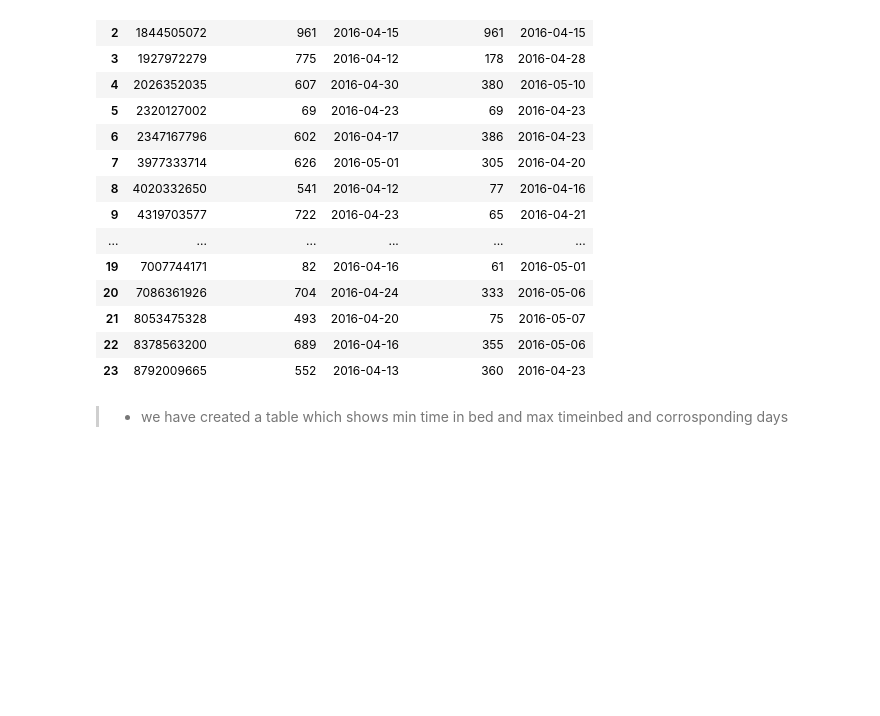
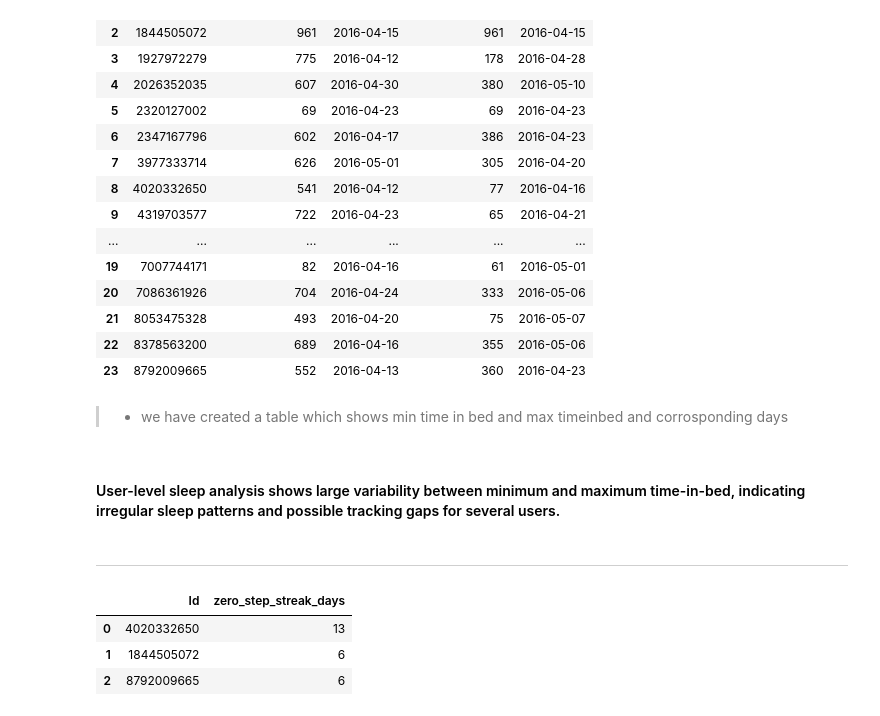
Before and after one commit to bollavamshidarreddy/fitbit-lifestyle-segmentation, a Jupyter notebook: notebooks/sql_analysis.ipynb, the cells around one changed output. Saved outputs shown, nothing was run; the diff lists cells and outputs as text; code cells hidden in the pictures; blank space fills up the shorter version.

```diff
--- a/notebooks/sql_analysis.ipynb
+++ b/notebooks/sql_analysis.ipynb
@@ -393,3 +393,43 @@ df
 | 23 | 8792009665 | 552 | 2016-04-13 | 360 | 2016-04-23 |
 # %% [markdown]
 >* we have created a table which shows min time in bed and max timeinbed and corrosponding days
+# %% [markdown]
+#### User-level sleep analysis shows large variability between minimum and maximum time-in-bed, indicating irregular sleep patterns and possible tracking gaps for several users.
+# %% [markdown]
+---
+# %%
+with engine.connect() as conn:
+    result = conn.execute(
+        text("""
+            WITH dates AS (
+    SELECT
+        Id,
+        ActivityDate,
+        ROW_NUMBER() OVER (PARTITION BY Id ORDER BY ActivityDate) AS rn
+    FROM dailyactivity_merged
+    WHERE TotalSteps = 0
+),
+streaks AS (
+    SELECT
+        Id,
+        DATE_SUB(ActivityDate, INTERVAL rn DAY) AS streak_group,
+        COUNT(*) AS zero_step_streak_days
+    FROM dates
+    GROUP BY Id, streak_group
+)
+SELECT
+    Id,
+    zero_step_streak_days
+FROM streaks
+WHERE zero_step_streak_days > 5
+ORDER BY zero_step_streak_days DESC;
+        """)
+    )
+
+df = pd.DataFrame(result.fetchall(), columns=result.keys())
+df
+# %% [output]
+|  | Id | zero_step_streak_days |
+| 0 | 4020332650 | 13 |
+| 1 | 1844505072 | 6 |
+| 2 | 8792009665 | 6 |
```
Also changed, not shown: parts of 8 cells of this notebook, 1 other file.
